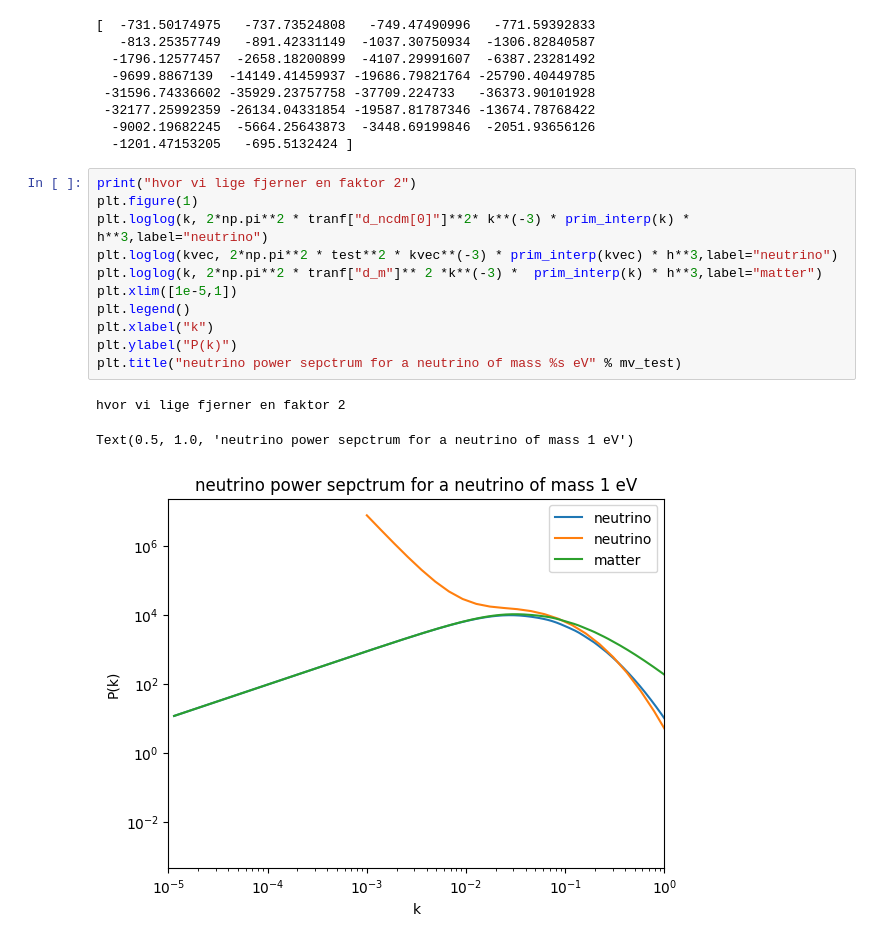
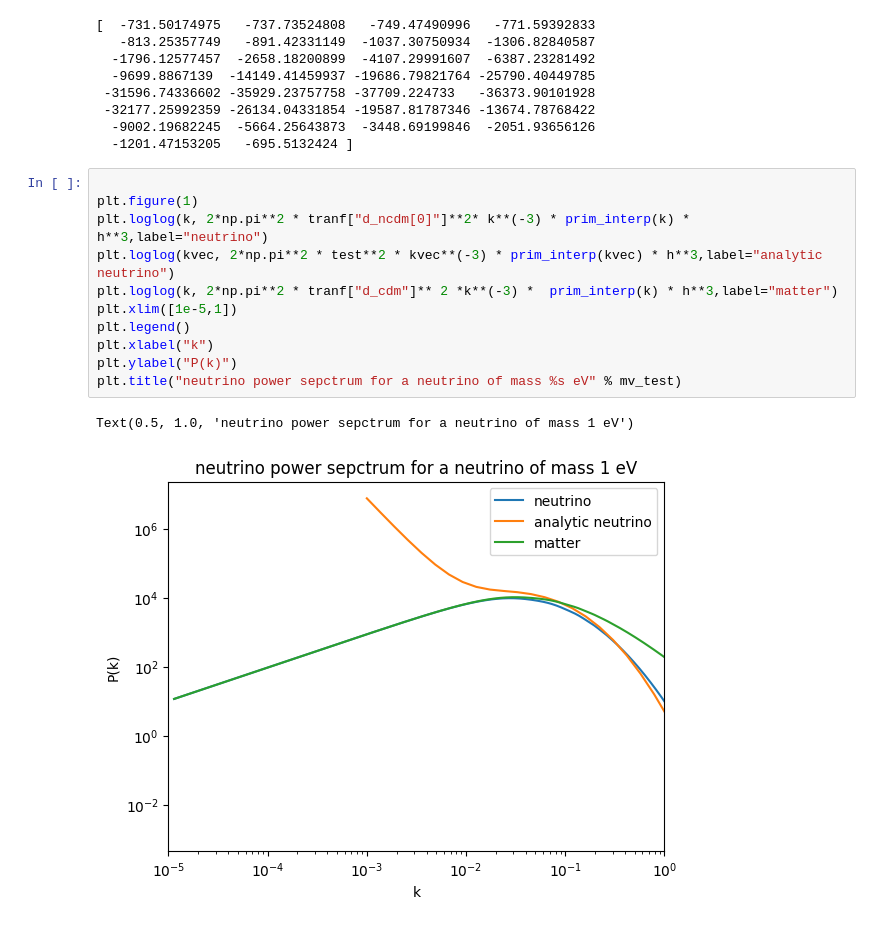
Before and after one commit to eriksteenberg/Power-spectrum-Test, a Jupyter notebook: Ultra-vigtig.ipynb, the cells around one changed output. Drawn from its saved outputs; the diff is of its cells as text.

```diff
--- a/Ultra-vigtig.ipynb
+++ b/Ultra-vigtig.ipynb
@@ -457,20 +510,19 @@ print(test)
   -9002.19682245  -5664.25643873  -3448.69199846  -2051.93656126
   -1201.47153205   -695.5132424 ]
 # %%
-print("hvor vi lige fjerner en faktor 2")
+
 plt.figure(1)
 plt.loglog(k, 2*np.pi**2 * tranf["d_ncdm[0]"]**2* k**(-3) * prim_interp(k) * h**3,label="neutrino")
-plt.loglog(kvec, 2*np.pi**2 * test**2 * kvec**(-3) * prim_interp(kvec) * h**3,label="neutrino")
-plt.loglog(k, 2*np.pi**2 * tranf["d_m"]** 2 *k**(-3) *  prim_interp(k) * h**3,label="matter")
+plt.loglog(kvec, 2*np.pi**2 * test**2 * kvec**(-3) * prim_interp(kvec) * h**3,label="analytic neutrino")
+plt.loglog(k, 2*np.pi**2 * tranf["d_cdm"]** 2 *k**(-3) *  prim_interp(k) * h**3,label="matter")
 plt.xlim([1e-5,1])
 plt.legend()
 plt.xlabel("k")
 plt.ylabel("P(k)")
 plt.title("neutrino power sepctrum for a neutrino of mass %s eV" % mv_test)
 # %% [output]
-hvor vi lige fjerner en faktor 2
+Text(0.5, 1.0, 'neutrino power sepctrum for a neutrino of mass 1 eV')
-Text(0.5, 1.0, 'neutrino power sepctrum for a neutrino of mass 1 eV')
-[figure, old version]
+[figure, new version]
 # %%
 
 
```
Also changed, not shown: parts of 9 cells of this notebook.
